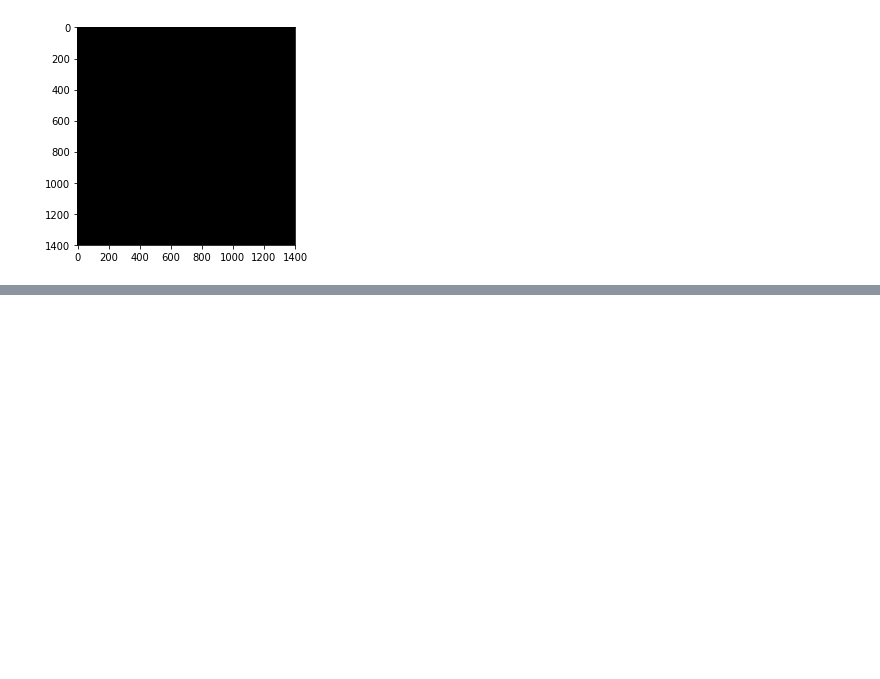
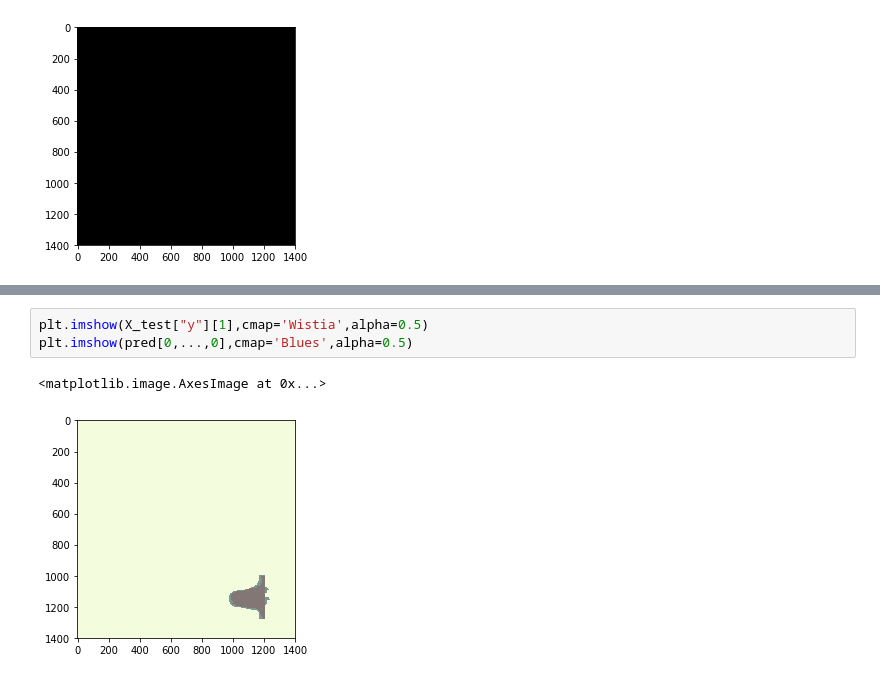
Before and after one commit to cdesio/leaf_reco, a Jupyter notebook: notebooks/predict_models.ipynb, the cells around one changed output, grey strips where cells are left out. Cells and saved outputs as stored; diff of their text form; blank space fills up the shorter version.

```diff
--- a/notebooks/predict_models.ipynb
+++ b/notebooks/predict_models.ipynb
@@ -121,0 +158,6 @@ plt.imshow(pred[0,...,0],cmap='gray')
+# %%
+plt.imshow(X_test["y"][1],cmap='Wistia',alpha=0.5)
+plt.imshow(pred[0,...,0],cmap='Blues',alpha=0.5)
+# %% [output]
+<matplotlib.image.AxesImage at 0x...>
+[figure, added]
```
Also changed, not shown: parts of 17 cells of this notebook.
